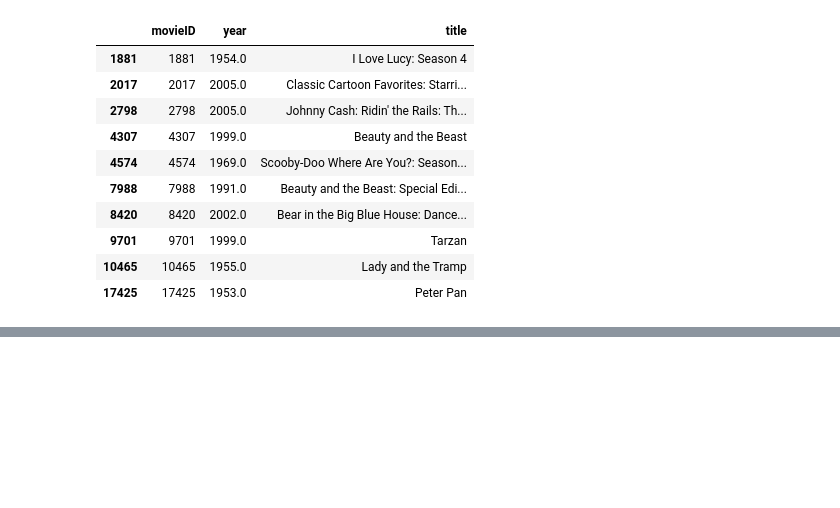
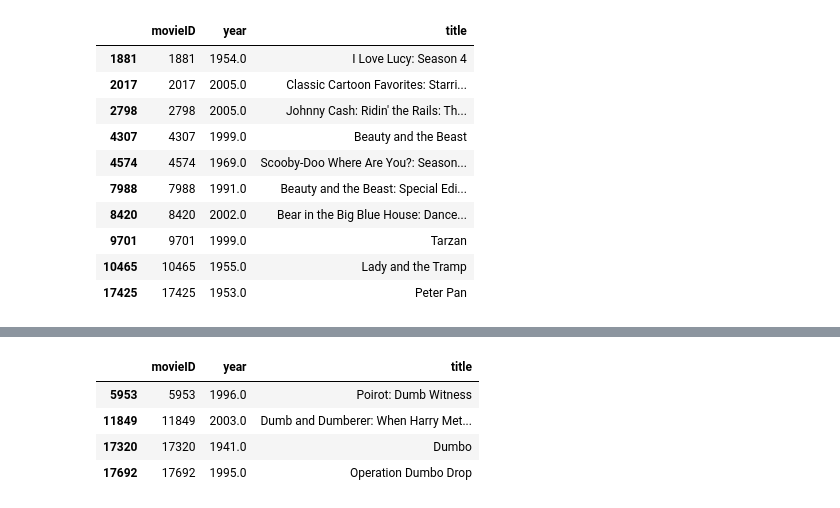
Before and after one commit to jfried23/DeepLearningTeamMeeting, a Jupyter notebook: Netflix Embedding.ipynb, the cells around one changed output, grey strips where cells are left out. Drawn from its saved outputs; the diff is of its cells as text; code cells hidden in the pictures; blank space fills up the shorter version.

```diff
--- a/Netflix Embedding.ipynb
+++ b/Netflix Embedding.ipynb
@@ -192,0 +220,8 @@ mv_df[ mv_df.movieID.isin(np.argsort( movie_embeddings.dot(target) )[::-1][1:11]
+# %%
+mv_df[ mv_df.title.str.contains('Dumb')]
+# %% [output]
+|  | movieID | year | title |
+| 5953 | 5953 | 1996.0 | Poirot: Dumb Witness |
+| 11849 | 11849 | 2003.0 | Dumb and Dumberer: When Harry Met... |
+| 17320 | 17320 | 1941.0 | Dumbo |
+| 17692 | 17692 | 1995.0 | Operation Dumbo Drop |
```
Also changed, not shown: parts of 10 cells of this notebook, 1 other file.
